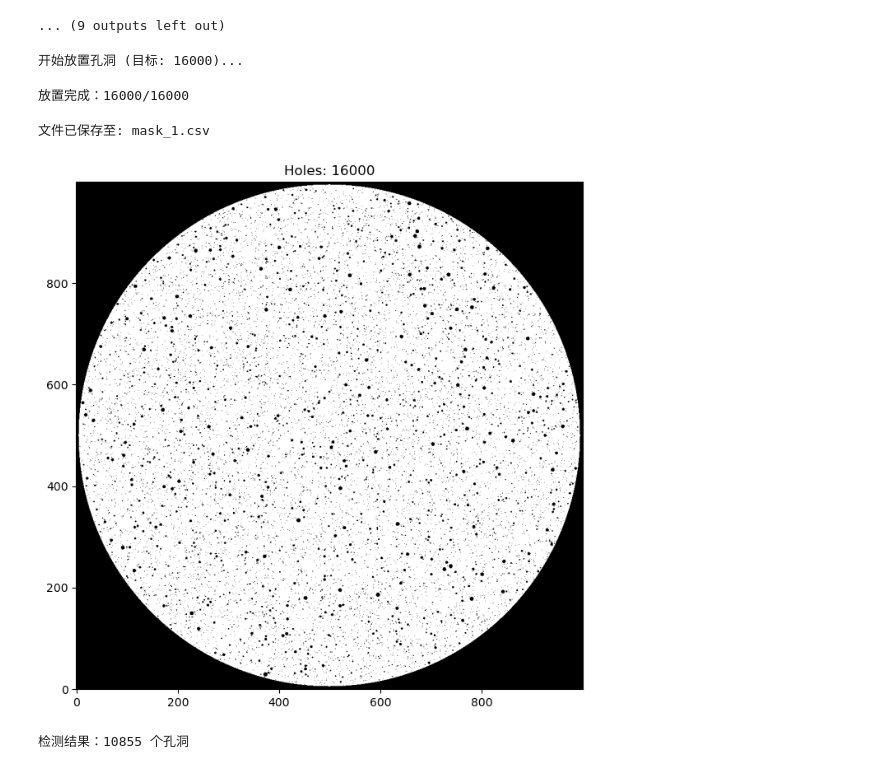
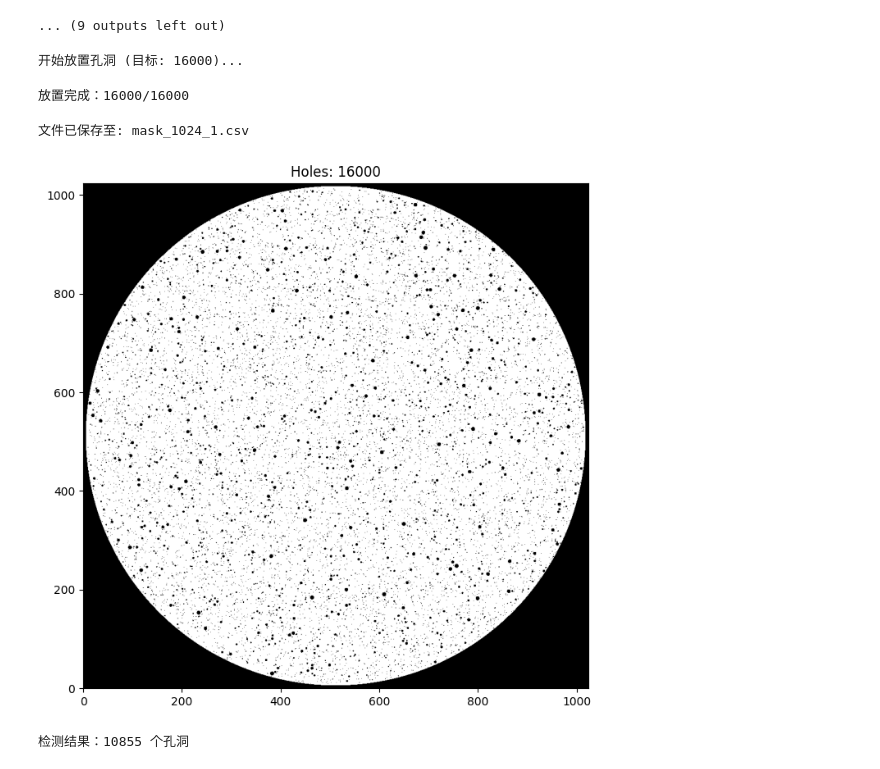
Before and after one commit to William-XiaodongAn/defibrillation, a Jupyter notebook: defrib_3V/make_circle_mask.ipynb, the cells around one changed output. Saved outputs shown, nothing was run; the diff lists cells and outputs as text; code cells hidden in the pictures.

```diff
--- a/defrib_3V/make_circle_mask.ipynb
+++ b/defrib_3V/make_circle_mask.ipynb
@@ -6,7 +6,7 @@ def main(seed):
     n = 16000#1400
     alpha = 2.75
     Rmin_mm, Rmax_mm = 0.06, 0.8
-    width, height = 1000,1000 #512, 512
+    width, height = 1024,1024 #512, 512
     L = 200 #100.0  # mm
     #seed = 4
     np.random.seed(seed)
@@ -161,7 +161,7 @@ def main(seed=1):
     n_target = 16000      # 目标孔洞数量
     alpha = 2.75          # 幂律指数
     Rmin, Rmax = 0.06, 0.8 # 半径范围 (mm)
-    grid_size = 1000      # 导出图像/数据的分辨率
+    grid_size = 1024      # 导出图像/数据的分辨率
 
     np.random.seed(seed)
 
@@ -268,36 +268,36 @@ def main(seed=1):
         mask[iy0:iy1, ix0:ix1][sub_dist_sq <= r**2] = 1 # 1 代表孔洞
 
     # --- 6. 保存与预览 ---
-    save_as_csv(mask, f'mask_{seed}.csv', grid_size)
+    save_as_csv(mask, f'mask_{grid_size}_{seed}.csv', grid_size)
 
     plt.figure(figsize=(8,8))
     plt.imshow(mask, cmap='gray_r', origin='lower') # 反色显示：黑色为孔洞
     plt.title(f"Holes: {len(placed_circles)}")
     plt.show()
 
 def save_as_csv(mask, filename, size):
     """按照你要求的特定 RGBA 扁平化格式保存"""
     # 0 代表组织，1 代表孔洞 -> 你的逻辑：Anew = (mask==0)
     # 这里根据你的原始逻辑：组织部分为 1(Alpha=255)，孔洞部分为 0
     Anew = (mask == 0).astype(np.uint8)
     # 构造 [W, H, R, G, B, A] 逻辑，但你只用了 Alpha 通道
     # 原始逻辑是 rgba_permuted 展开
     data_flat = np.zeros(size * size * 4, dtype=np.uint8)
     # 填充红色通道（按你原代码逻辑：rgba = [Anew, 0, 0, 0]）
     data_flat[0::4] = Anew.flatten()
 
     header = np.array([size, size], dtype=int)
     final_data = np.concatenate([header, data_flat])
     np.savetxt(filename, final_data.reshape(1, -1), delimiter=',', fmt='%d')
     print(f"文件已保存至: {filename}")
 
 if __name__ == "__main__":
     main(seed=1)
 # %% [output]
 开始放置孔洞 (目标: 16000)...
 放置完成：16000/16000
-文件已保存至: mask_1.csv
+文件已保存至: mask_1024_1.csv
-[figure, old version]
+[figure, new version]
 # %%
 import numpy as np
 import cv2
```
Also changed, not shown: 18 other files.
